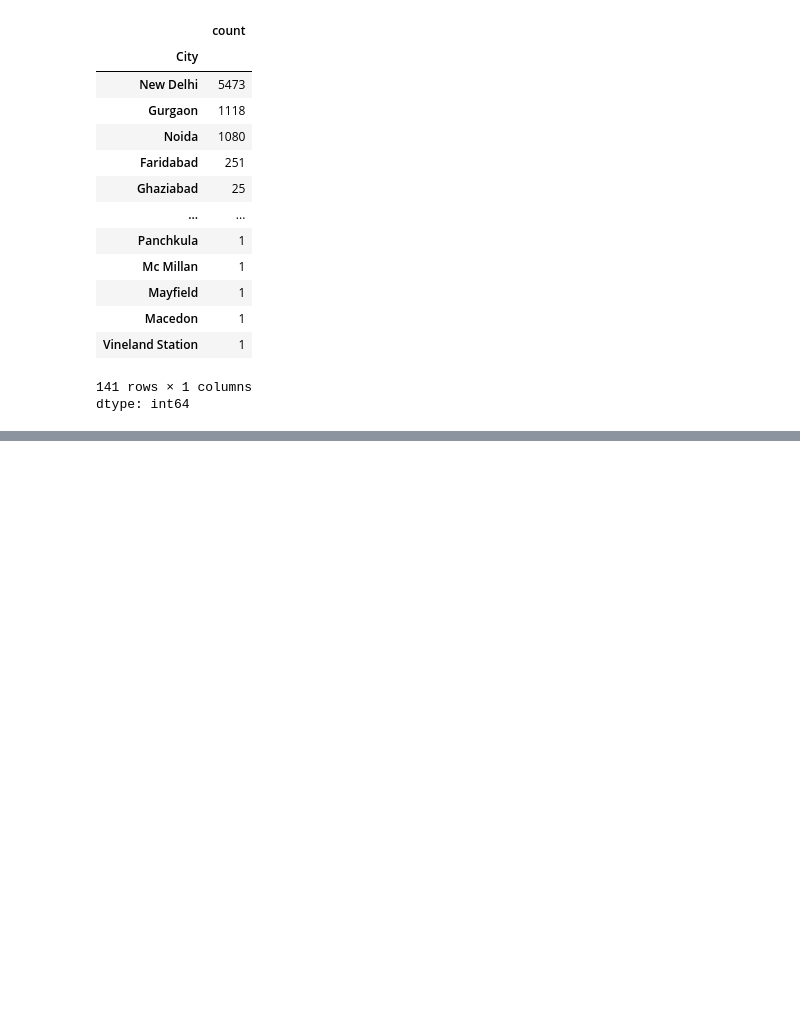
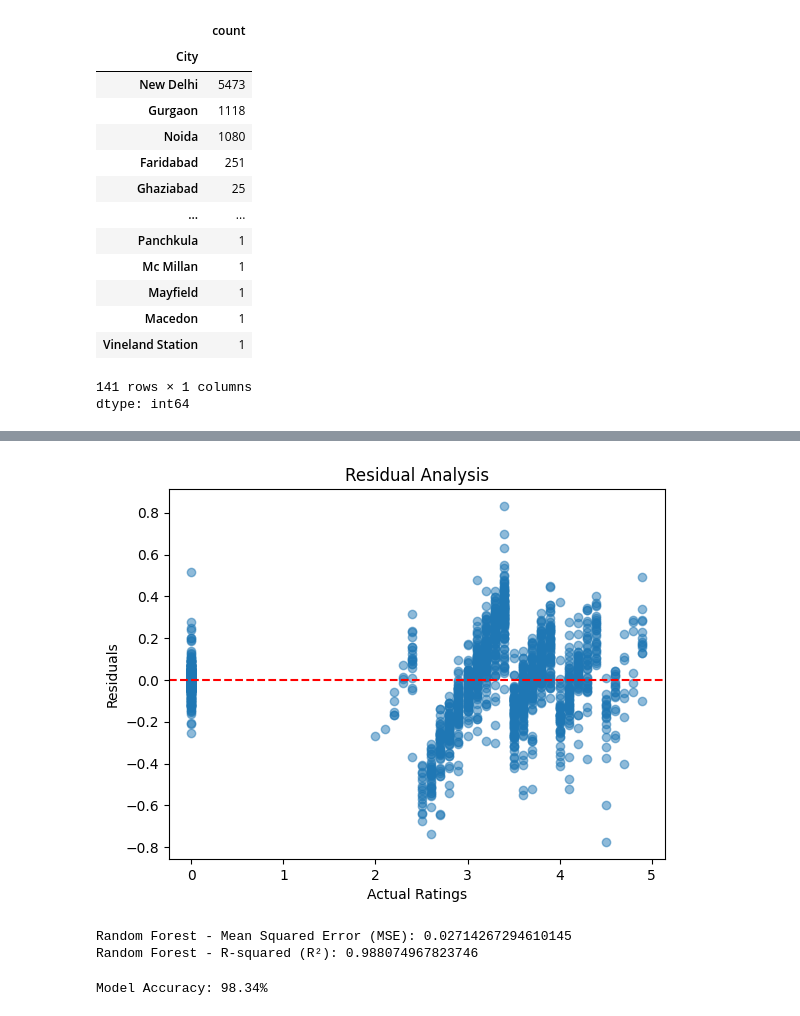
Before and after one commit to Meenutomar/Intel_Product_Sentiment_Analysis, a Jupyter notebook: notebooks/Restaurant_Rating_Prediction.ipynb, the cells around one changed output, grey strips where cells are left out. Saved outputs shown, nothing was run; the diff lists cells and outputs as text; code cells hidden in the pictures; blank space fills up the shorter version.

```diff
--- a/notebooks/Restaurant_Rating_Prediction.ipynb
+++ b/notebooks/Restaurant_Rating_Prediction.ipynb
@@ -105,3 +111,6 @@ df.City.value_counts()
 | Vineland Station | 1 |
 141 rows × 1 columns
 dtype: int64
+# %%
+df.fillna(df.mean(numeric_only=True), inplace=True)  # Numeric columns
+df.fillna('Unknown', inplace=True)  # Categorical columns
@@ -107,0 +161,13 @@ dtype: int64
+# %%
+
+# Initialize and train the Linear Regression model
+linear_reg = LinearRegression()
+linear_reg.fit(X_train_encoded, y_train)
+
+# Make predictions and evaluate the model
+y_pred = linear_reg.predict(X_test_encoded)
+mse = mean_squared_error(y_test, y_pred)
+r2 = r2_score(y_test, y_pred)
+
+print(f"Mean Squared Error (MSE): {mse}")
+print(f"R-squared (R²): {r2}")
@@ -107,0 +225,40 @@ dtype: int64
+# %%
+import matplotlib.pyplot as plt
+
+# Calculate residuals
+residuals = y_test - y_pred
+
+# Plot residuals
+plt.scatter(y_test, residuals, alpha=0.5)
+plt.axhline(0, color='red', linestyle='--')
+plt.xlabel("Actual Ratings")
+plt.ylabel("Residuals")
+plt.title("Residual Analysis")
+plt.show()
+# %% [output]
+[figure, added]
+# %%
+
+
+# Initialize and train the model
+rf_reg = RandomForestRegressor(random_state=42)
+rf_reg.fit(X_train_encoded, y_train)
+
+# Make predictions
+y_pred_rf = rf_reg.predict(X_test_encoded)
+
+# Evaluate the model
+mse_rf = mean_squared_error(y_test, y_pred_rf)
+r2_rf = r2_score(y_test, y_pred_rf)
+
+print(f"Random Forest - Mean Squared Error (MSE): {mse_rf}")
+print(f"Random Forest - R-squared (R²): {r2_rf}")
+# %% [output]
+Random Forest - Mean Squared Error (MSE): 0.02714267294610145
+Random Forest - R-squared (R²): 0.988074967823746
+# %%
+# Calculate accuracy as a percentage from R²
+accuracy = r2 * 100  # r2 is already calculated earlier
+print(f"Model Accuracy: {accuracy:.2f}%")
+# %% [output]
+Model Accuracy: 98.34%
```
Also changed, not shown: parts of 10 cells of this notebook.
